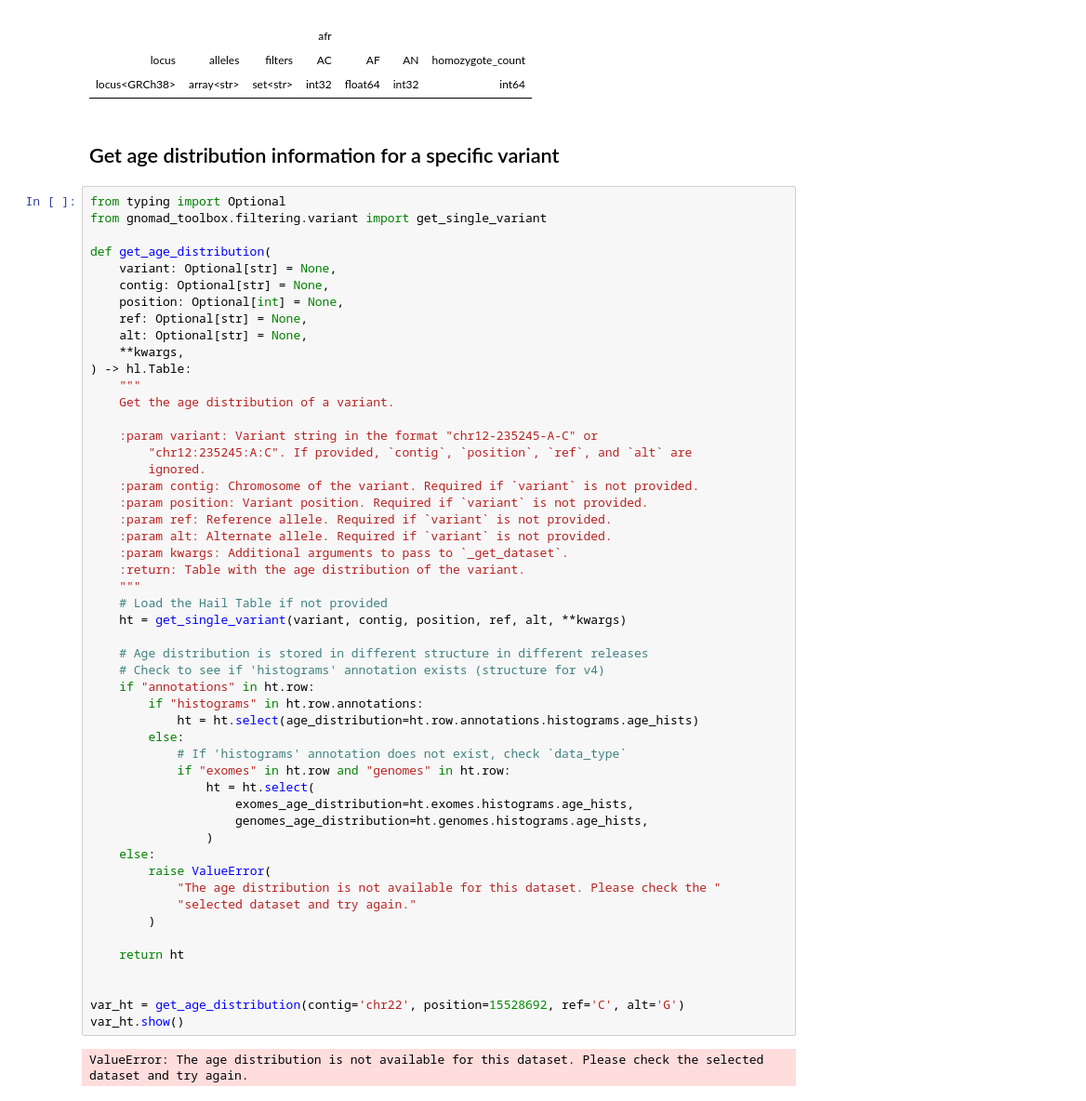
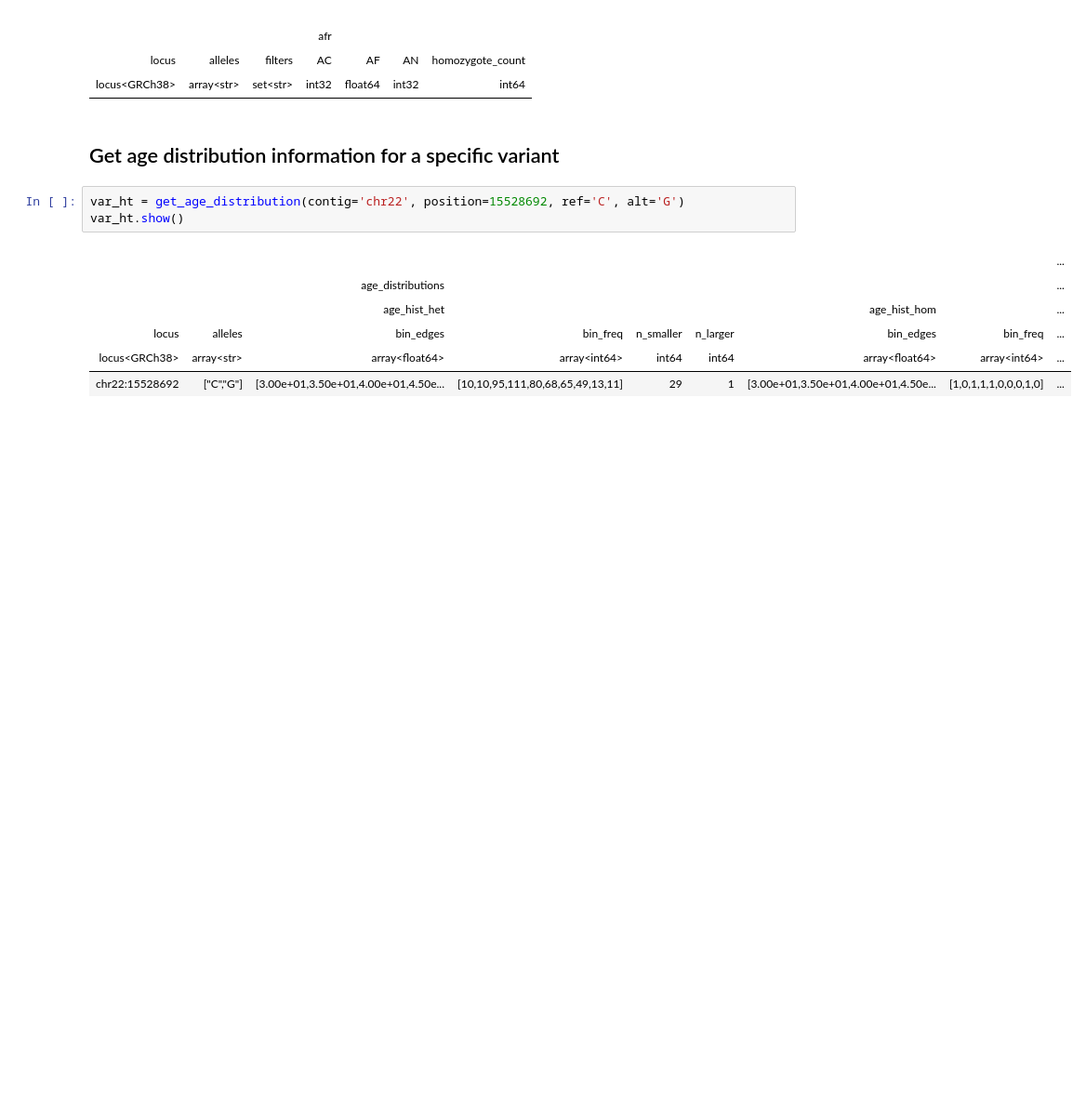
Before and after one commit to broadinstitute/gnomad-toolbox, a Jupyter notebook: gnomad_toolbox/notebooks/intro_to_filtering_variant_data.ipynb, the cells around one changed output. Shown at 93% size. Saved outputs shown, nothing was run; the diff lists cells and outputs as text; blank space fills up the shorter version.

```diff
--- a/gnomad_toolbox/notebooks/intro_to_filtering_variant_data.ipynb
+++ b/gnomad_toolbox/notebooks/intro_to_filtering_variant_data.ipynb
@@ -255,55 +255,12 @@ var_ht.show(5)
 # %% [markdown]
 ## Get age distribution information for a specific variant
 # %%
-from typing import Optional
-from gnomad_toolbox.filtering.variant import get_single_variant
-
-def get_age_distribution(
-    variant: Optional[str] = None,
-    contig: Optional[str] = None,
-    position: Optional[int] = None,
-    ref: Optional[str] = None,
-    alt: Optional[str] = None,
-    **kwargs,
-) -> hl.Table:
-    """
-    Get the age distribution of a variant.
-
-    :param variant: Variant string in the format "chr12-235245-A-C" or
-        "chr12:235245:A:C". If provided, `contig`, `position`, `ref`, and `alt` are
-        ignored.
-    :param contig: Chromosome of the variant. Required if `variant` is not provided.
-    :param position: Variant position. Required if `variant` is not provided.
-    :param ref: Reference allele. Required if `variant` is not provided.
-    :param alt: Alternate allele. Required if `variant` is not provided.
-    :param kwargs: Additional arguments to pass to `_get_dataset`.
-    :return: Table with the age distribution of the variant.
-    """
-    # Load the Hail Table if not provided
-    ht = get_single_variant(variant, contig, position, ref, alt, **kwargs)
-
-    # Age distribution is stored in different structure in different releases
-    # Check to see if 'histograms' annotation exists (structure for v4)
-    if "annotations" in ht.row:
-        if "histograms" in ht.row.annotations:
-            ht = ht.select(age_distribution=ht.row.annotations.histograms.age_hists)
-        else:
-            # If 'histograms' annotation does not exist, check `data_type`
-            if "exomes" in ht.row and "genomes" in ht.row:
-                ht = ht.select(
-                    exomes_age_distribution=ht.exomes.histograms.age_hists,
-                    genomes_age_distribution=ht.genomes.histograms.age_hists,
-                )
-    else:
-        raise ValueError(
-            "The age distribution is not available for this dataset. Please check the "
-            "selected dataset and try again."
-        )
-
-    return ht
-
-
 var_ht = get_age_distribution(contig='chr22', position=15528692, ref='C', alt='G')
 var_ht.show()
 # %% [output]
-ValueError: The age distribution is not available for this dataset. Please check the selected dataset and try again.
+|  |  |  |  |  |  |  |  | ... |
+|  |  | age_distributions |  |  |  |  |  | ... |
+|  |  | age_hist_het |  |  |  | age_hist_hom |  | ... |
+| locus | alleles | bin_edges | bin_freq | n_smaller | n_larger | bin_edges | bin_freq | ... |
+| locus<GRCh38> | array<str> | array<float64> | array<int64> | int64 | int64 | array<float64> | array<int64> | ... |
+| chr22:15528692 | ["C","G"] | [3.00e+01,3.50e+01,4.00e+01,4.50e... | [10,10,95,111,80,68,65,49,13,11] | 29 | 1 | [3.00e+01,3.50e+01,4.00e+01,4.50e... | [1,0,1,1,1,0,0,0,1,0] | ... |
```
Also changed, not shown: parts of 1 cell of this notebook.
